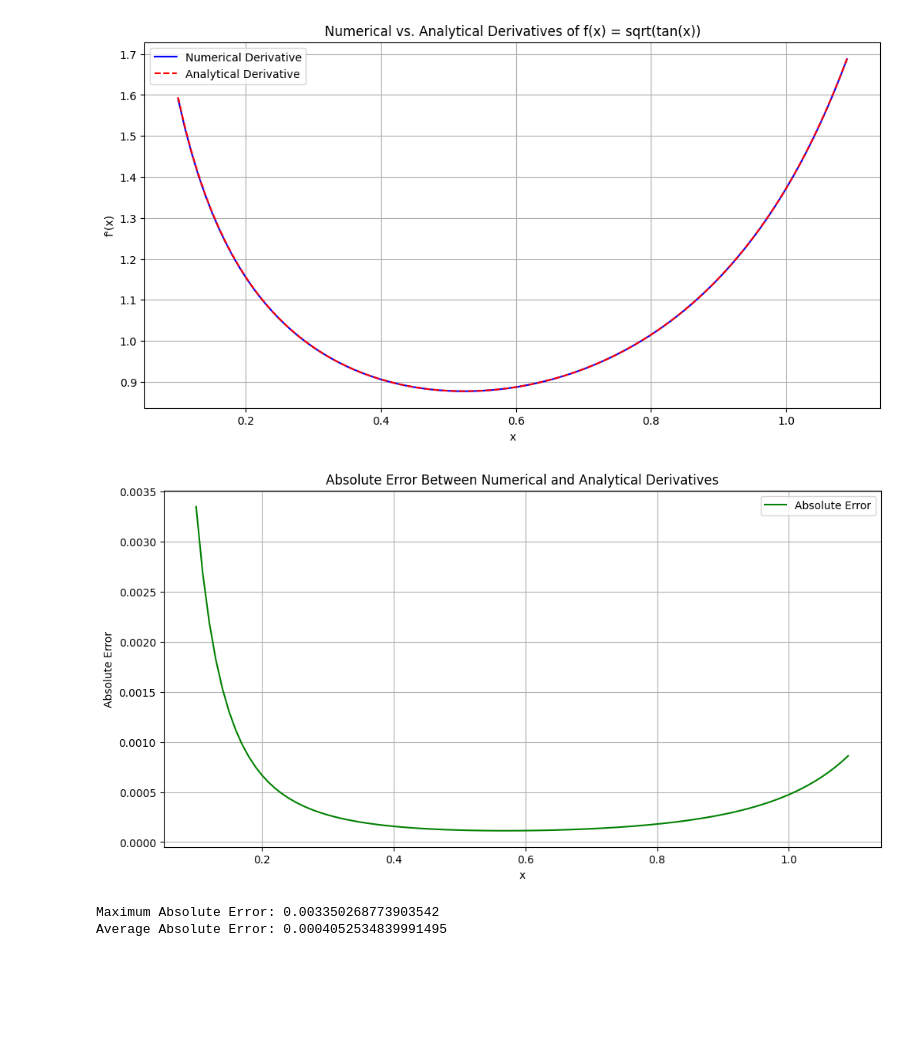
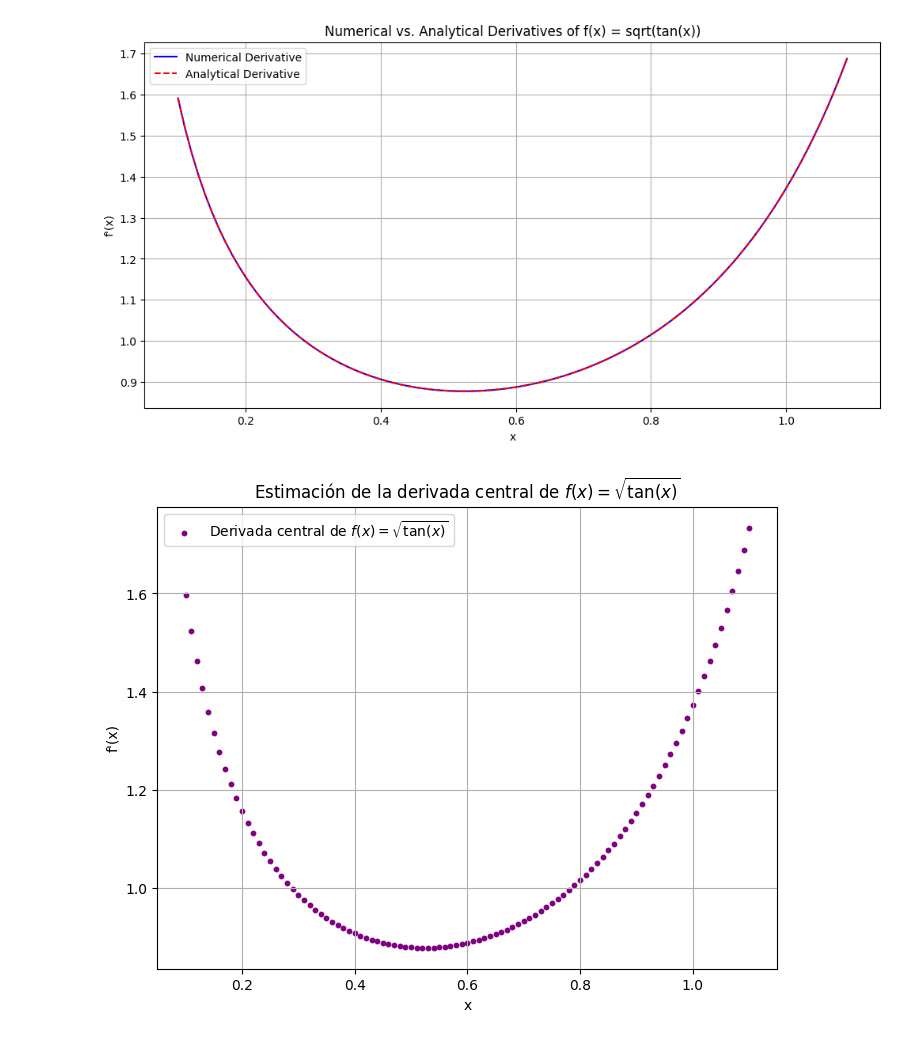
Before and after one commit to payares0510/metodos-computacionales-1, a Jupyter notebook: interpolación.ipynb, the cells around one changed output. Cells and saved outputs as stored; diff of their text form; code cells hidden in the pictures; blank space fills up the shorter version.

```diff
--- a/interpolación.ipynb
+++ b/interpolación.ipynb
@@ -1,16 +1,21 @@
 # %% [markdown]
 <a href="https://colab.research.google.com/github/payares0510/metodos-computacionales-1/blob/main/interpolaci%C3%B3n.ipynb" target="_parent"><img src="https://colab.research.google.com/assets/colab-badge.svg" alt="Open In Colab"/></a>
 # %%
+import matplotlib.pyplot as plt
+import numpy as np
+import sympy as sym
+import math
 import numpy as np
 import matplotlib.pyplot as plt
 
+#C
 def f(x):
-    """Compute f(x) = sqrt(tan(x))"""
+
     return np.sqrt(np.tan(x))
 
 def f_prime_analytical(x):
-    """Compute the analytical derivative of f(x) = sqrt(tan(x))"""
-    return (1 / (2 * np.sqrt(np.tan(x)))) * (1 / (np.cos(x) ** 2))
+
+    return (-f(x + 2*h) + 4*f(x + h) - 3*f(x)) / (2*h)
 
 h = 0.01
 x_start = 0.1
@@ -35,23 +40,25 @@ plt.title("Numerical vs. Analytical Derivatives of f(x) = sqrt(tan(x))")
 plt.legend()
 plt.grid(True)
 plt.show()
-
-absolute_error = np.abs(f_prime_numerical - f_prime_exact)
-
-plt.figure(figsize=(12, 6))
-plt.plot(x_values, absolute_error, label='Absolute Error', color='green')
-plt.xlabel('x')
-plt.ylabel("Absolute Error")
-plt.title("Absolute Error Between Numerical and Analytical Derivatives")
-plt.legend()
-plt.grid(True)
-plt.show()
-
-
-print(f"Maximum Absolute Error: {np.max(absolute_error)}")
-print(f"Average Absolute Error: {np.mean(absolute_error)}")
 # %% [output]
 [figure]
-[figure, removed]
-Maximum Absolute Error: 0.003350268773903542
-Average Absolute Error: 0.0004052534839991495
+# %%
+#D
+
+def derivada_central(f, x, h):
+    return (f(x + h) - f(x - h)) / (2 * h)
+    h = 0.01
+x_values = np.arange(0.1, 1.1 + h, h)
+derivatives_central = [derivada_central(f, x, h) for x in x_values]
+
+# Graficar las derivadas centrales
+plt.figure(figsize=(8, 6))
+plt.scatter(x_values, derivatives_central, label="Derivada central de $f(x) = \sqrt{\\tan(x)}$", color='purple',s=10)
+plt.title("Estimación de la derivada central de $f(x) = \sqrt{\\tan(x)}$")
+plt.xlabel("x")
+plt.ylabel("f'(x)")
+plt.grid(True)
+plt.legend()
+plt.show()
+# %% [output]
+[figure, added]
```
Also changed, not shown: parts of 2 cells of this notebook.
